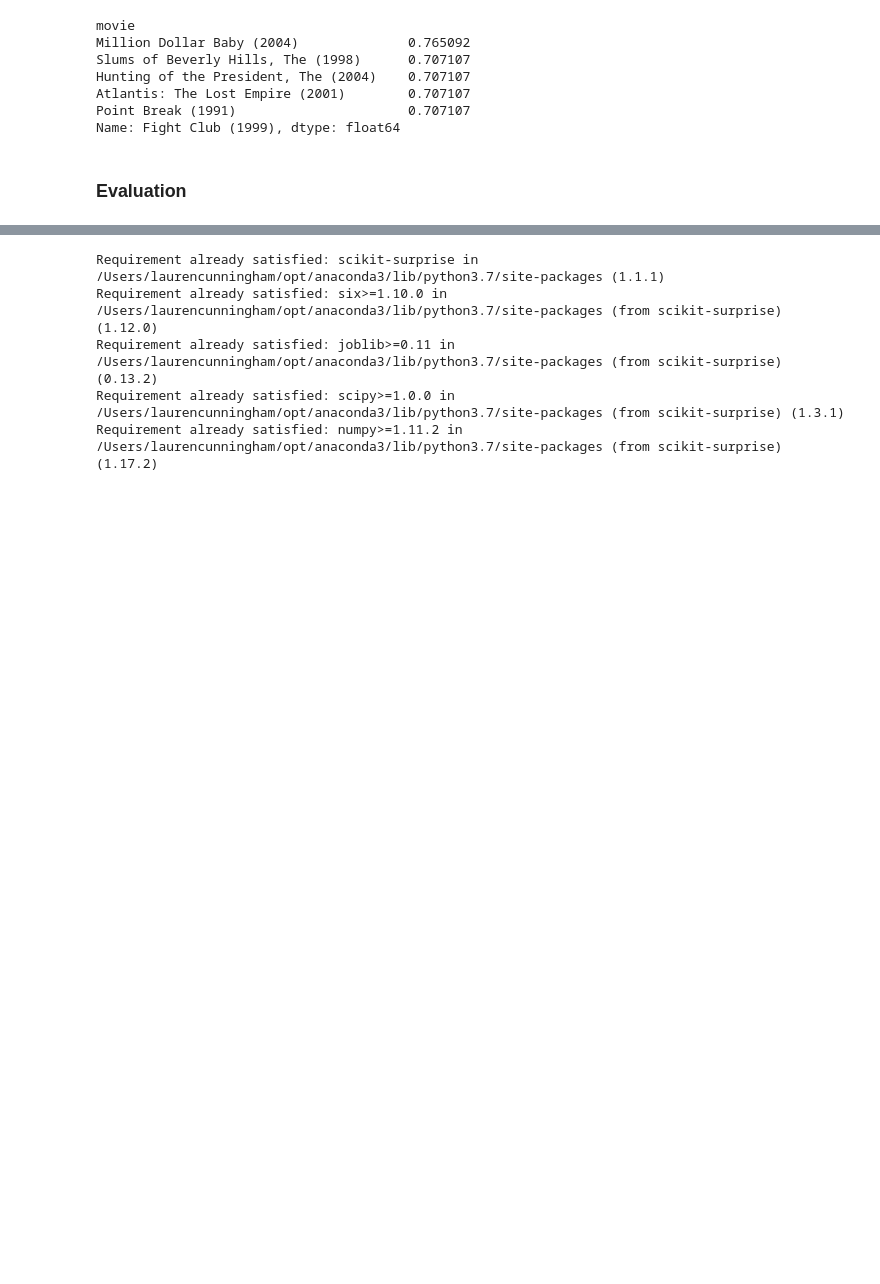
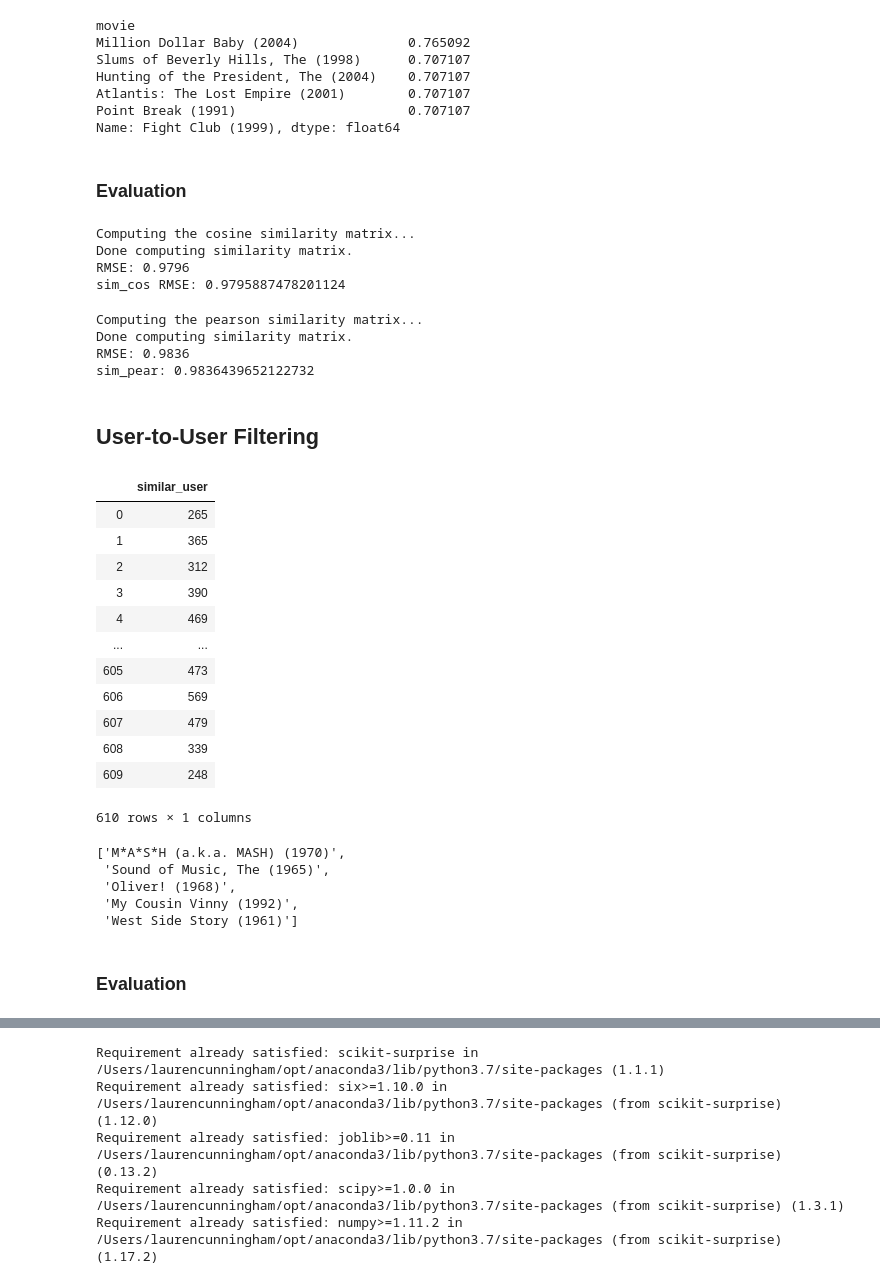
Before and after one commit to lcunningham24/Movie-Recommendation-System, a Jupyter notebook: Mod4FinalProject.ipynb, the cells around one changed output, grey strips where cells are left out. Drawn from its saved outputs; the diff is of its cells as text; code cells hidden in the pictures; blank space fills up the shorter version.

Commit message:
added user to user filtering

```diff
--- a/Mod4FinalProject.ipynb
+++ b/Mod4FinalProject.ipynb
@@ -312,3 +303,55 @@ Point Break (1991)                      0.707107
 Name: Fight Club (1999), dtype: float64
 # %% [markdown]
 ### Evaluation
+# %%
+# evaluating item-to-item using pearson and cosine coefficients
+sim_pear = {'name':'pearson','user_based':True}
+sim_cos = {'name':'cosine','user_based':True}
+
+# fitting the model using KNN - cosine
+basic = knns.KNNBasic(sim_options=sim_cos)
+basic.fit(trainset)
+predictions_knn = basic.test(testset)
+print('sim_cos RMSE:', accuracy.rmse(predictions_knn))
+# %% [output]
+Computing the cosine similarity matrix...
+Done computing similarity matrix.
+RMSE: 0.9796
+sim_cos RMSE: 0.9795887478201124
+# %%
+# fitting the model using KNN - pearson
+basic = knns.KNNBasic(sim_options=sim_pear)
+basic.fit(trainset)
+predictions_knn = basic.test(testset)
+print('sim_pear:', accuracy.rmse(predictions_knn))
+# %% [output]
+Computing the pearson similarity matrix...
+Done computing similarity matrix.
+RMSE: 0.9836
+sim_pear: 0.9836439652122732
+# %% [markdown]
+## User-to-User Filtering
+# %%
+users_ratings_matrix = df.pivot_table(index=['userId'],columns=['movieId'],values='rating').reset_index(drop=True)
+users_ratings_matrix.fillna( 0, inplace = True )
+movie_sim = 1 - pairwise_distances(users_ratings_matrix.as_matrix(), metric="cosine" )
+np.fill_diagonal(movie_sim, 0 ) #Filling diagonals with 0s for future use when sorting is done
+users_ratings_matrix = pd.DataFrame( movie_sim )
+# %%
+similar_user_series = users_ratings_matrix.idxmax(axis=1)
+df_sim_user = similar_user_series.to_frame()
+df_sim_user.columns=['similar_user']
+# %% [output]
+|  | similar_user |
+| 0 | 265 |
+| 1 | 365 |
+| 2 | 312 |
+| 3 | 390 |
+| 4 | 469 |
+| ... | ... |
+| 605 | 473 |
+| 606 | 569 |
+| 607 | 479 |
+| 608 | 339 |
+| 609 | 248 |
+610 rows × 1 columns
@@ -315,3 +378,14 @@ Name: Fight Club (1999), dtype: float64
+# %%
+# recommendation for user_id = 24
+similar_user_rec(24 ,n=5)
+# %% [output]
+['M*A*S*H (a.k.a. MASH) (1970)',
+ 'Sound of Music, The (1965)',
+ 'Oliver! (1968)',
+ 'My Cousin Vinny (1992)',
+ 'West Side Story (1961)']
+# %% [markdown]
+### Evaluation
 # %%
 # evaluating item-to-item using pearson and cosine coefficients
 sim_pear = {'name':'pearson','user_based':False}
```
Also changed, not shown: parts of 9 cells of this notebook.
